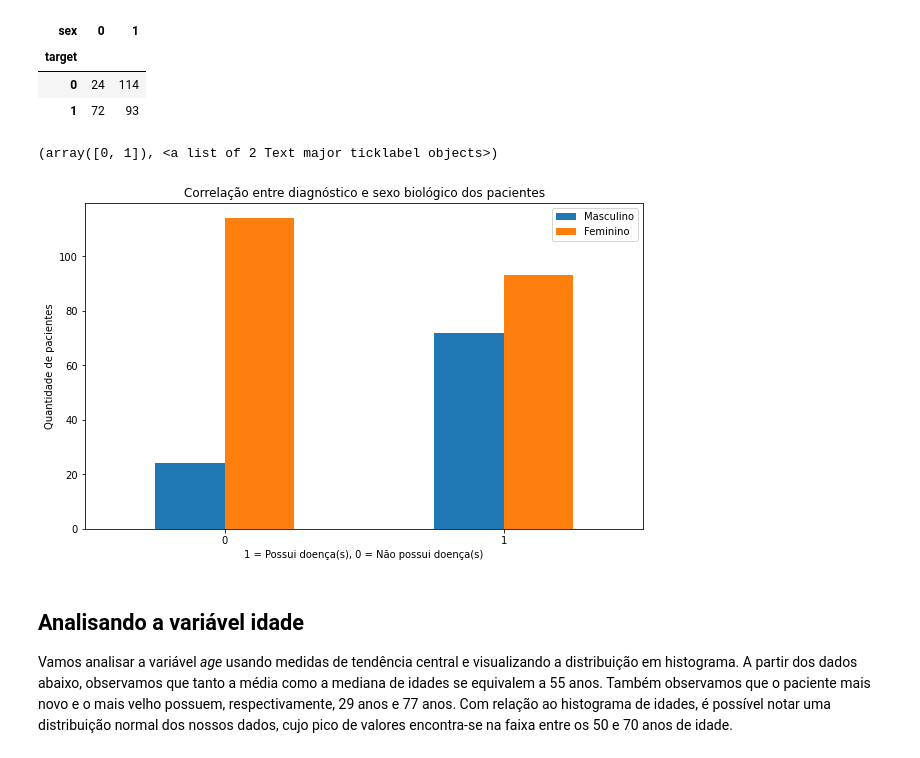
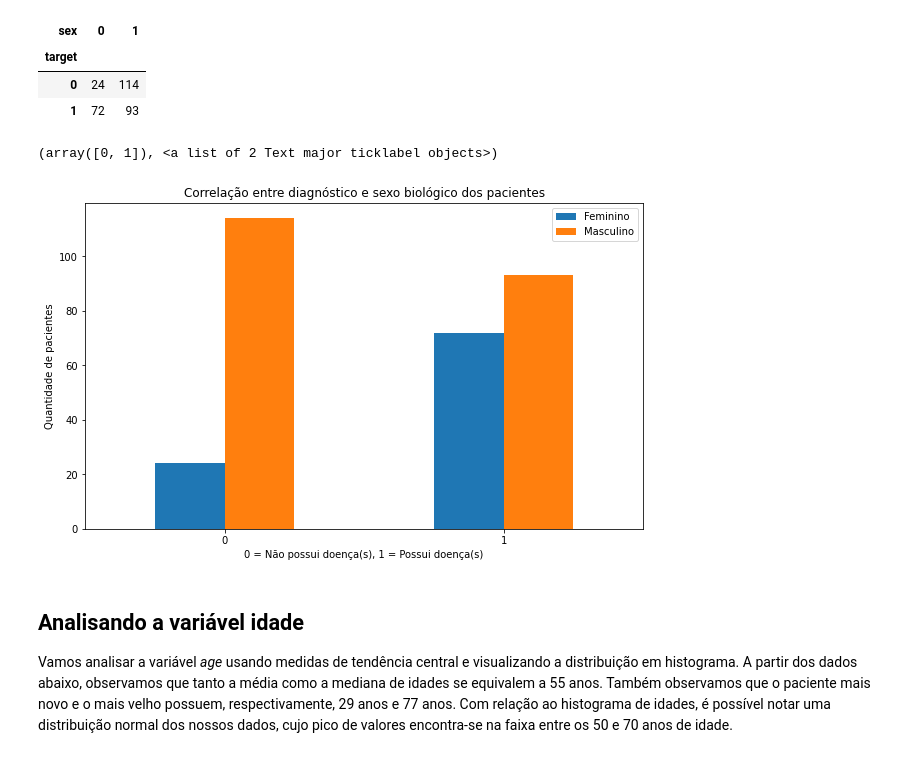
Before and after one commit to ej0733/machine-learning-projects, a Jupyter notebook: heart-disease-classification.ipynb, the cells around one changed output. Saved outputs shown, nothing was run; the diff lists cells and outputs as text; code cells hidden in the pictures.

Commit message:
fix: switch sex x target legends positions

```diff
--- a/heart-disease-classification.ipynb
+++ b/heart-disease-classification.ipynb
@@ -149,14 +149,14 @@ pd.crosstab(df['target'], df['sex'])
 # %%
 pd.crosstab(df['target'], df['sex']).plot(kind='bar', figsize=(10, 6))
 
 plt.title('Correlação entre diagnóstico e sexo biológico dos pacientes')
-plt.xlabel('1 = Possui doença(s), 0 = Não possui doença(s)')
+plt.xlabel('0 = Não possui doença(s), 1 = Possui doença(s)')
 plt.ylabel('Quantidade de pacientes')
-plt.legend(['Masculino', 'Feminino'])
+plt.legend(['Feminino', 'Masculino'])
 plt.xticks(rotation=0)
 # %% [output]
 (array([0, 1]), <a list of 2 Text major ticklabel objects>)
-[figure, old version]
+[figure, new version]
 # %% [markdown]
 ## Analisando a variável idade
 
```
